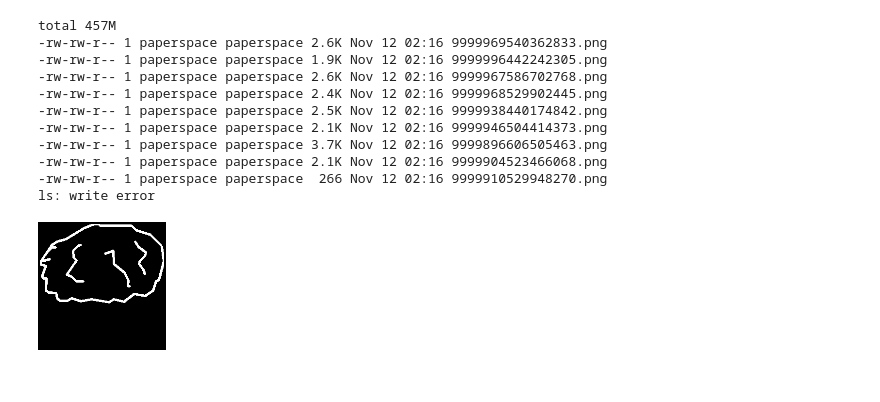
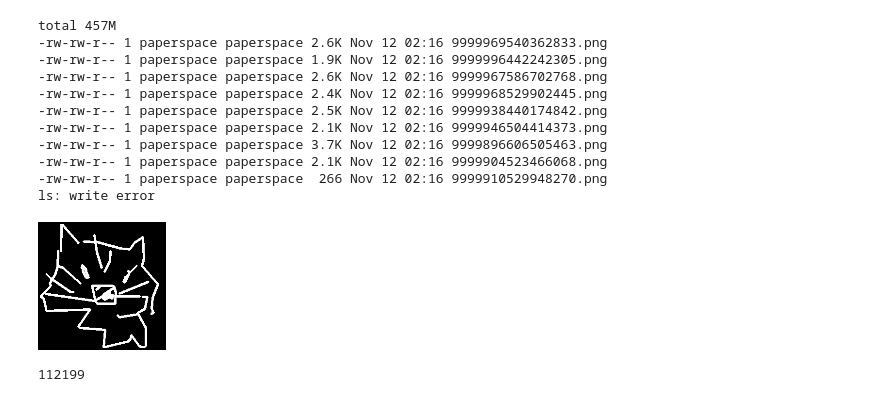
Before and after one commit to vganesh46/Kaggle, a Jupyter notebook: quickdraw/data_preparation.ipynb, the cells around one changed output. Saved outputs shown, nothing was run; the diff lists cells and outputs as text; code cells hidden in the pictures.

```diff
--- a/quickdraw/data_preparation.ipynb
+++ b/quickdraw/data_preparation.ipynb
@@ -211,6 +211,10 @@ total 457M
 -rw-rw-r-- 1 paperspace paperspace  266 Nov 12 02:16 9999910529948270.png
 ls: write error
 # %%
-PIL.Image.open('data/test-128/9999969540362833.png')
+PIL.Image.open('data/test-128/9000292525971382.png')
 # %% [output]
-[figure, old version]
+[figure, new version]
+# %%
+ls data/test-128 | wc -l
+# %% [output]
+112199
```
Also changed, not shown: 3 other files.
